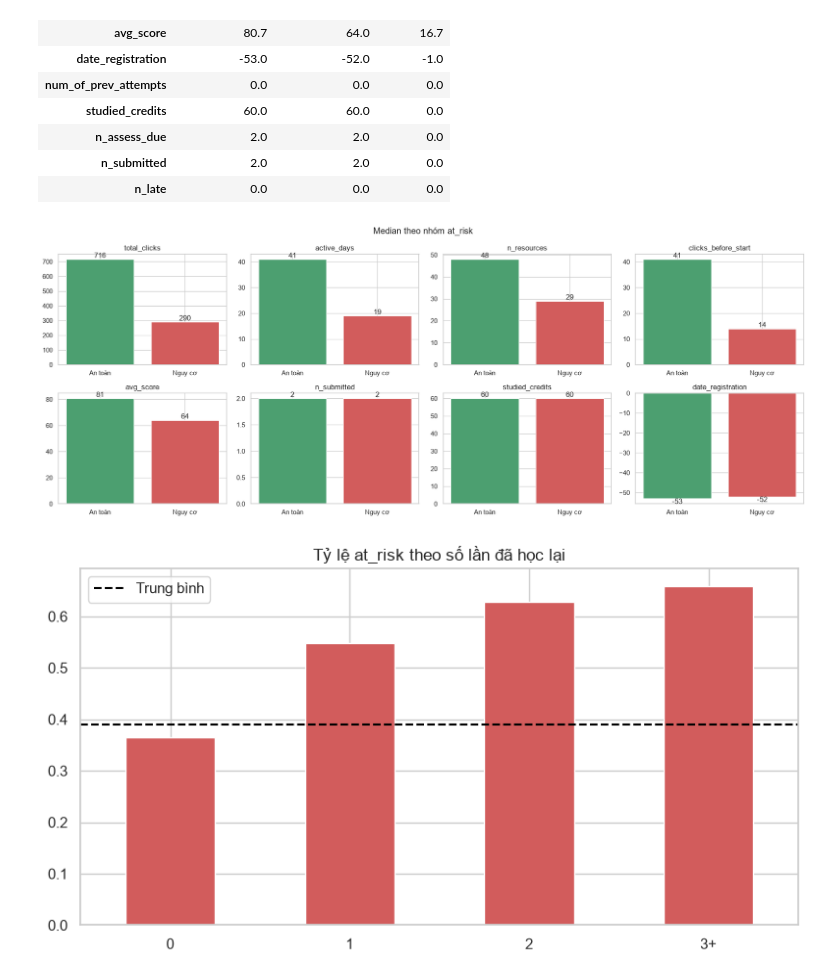
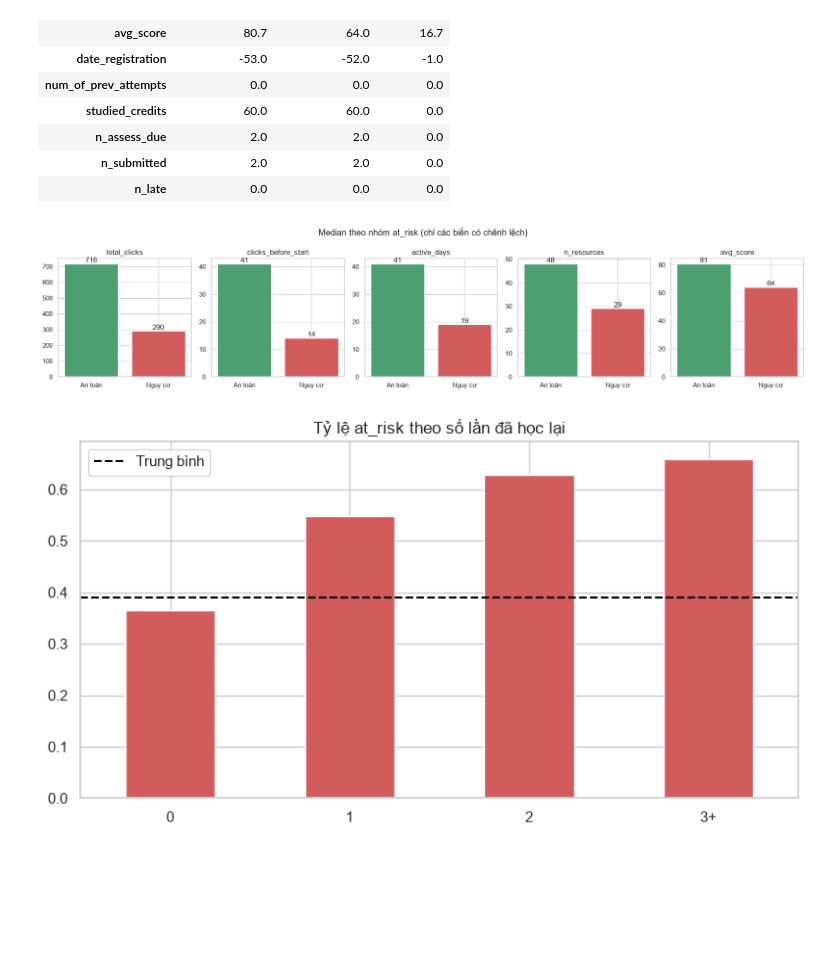
Before and after one commit to NguyenAnh1421/Early-Warning-At-Risk-Students-OULAD, a Jupyter notebook: G6_FINAL.ipynb, the cells around one changed output. Drawn from its saved outputs; the diff is of its cells as text; code cells hidden in the pictures; blank space fills up the shorter version.

Commit message:
Plot only variables with a median gap in section 4.2; ignore local Claude settings
Co-Authored-By: Claude Opus 5.5 <noreply@anthropic.com>

```diff
--- a/G6_FINAL.ipynb
+++ b/G6_FINAL.ipynb
@@ -514,20 +514,23 @@ med.sort_values('chenh_lech', key=abs, ascending=False).round(1)
 | n_submitted | 2.0 | 2.0 | 0.0 |
 | n_late | 0.0 | 0.0 | 0.0 |
 # %%
-# Median của từng biến theo nhóm: 6 biến mạnh nhất + 2 biến yếu để đối chiếu
-show = ['total_clicks', 'active_days', 'n_resources', 'clicks_before_start',
-        'avg_score', 'n_submitted', 'studied_credits', 'date_registration']
-fig, axes = plt.subplots(2, 4, figsize=(18, 7))
-for ax, c in zip(axes.flat, show):
-    m = df.groupby('at_risk')[c].median()
+# Chỉ vẽ các biến có chênh lệch median đáng kể giữa hai nhóm (lấy từ bảng `med` ở trên):
+# |chênh lệch| >= 5% median lớn hơn. Các biến chênh lệch 0 hoặc gần 0 (date_registration: -1 ngày) bị bỏ qua.
+scale = med[['median_an_toan', 'median_nguy_co']].abs().max(axis=1)
+show = med.index[(med['chenh_lech'].abs() >= 0.05 * scale) & (scale > 0)]
+show = med.loc[show, 'chenh_lech'].abs().sort_values(ascending=False).index
+
+fig, axes = plt.subplots(1, len(show), figsize=(3.6 * len(show), 4))
+for ax, c in zip(axes, show):
+    m = med.loc[c, ['median_an_toan', 'median_nguy_co']]
     ax.bar(['An toàn', 'Nguy cơ'], m.values, color=['#4C9F70', '#D25C5C'])
     for i, v in enumerate(m.values):
-        ax.text(i, v, f'{v:.0f}', ha='center', va='bottom' if v >= 0 else 'top')
+        ax.text(i, v, f'{v:.0f}', ha='center', va='bottom')
     ax.set_title(c)
-fig.suptitle('Median theo nhóm at_risk')
+fig.suptitle('Median theo nhóm at_risk (chỉ các biến có chênh lệch)')
 plt.tight_layout(); plt.show()
 # %% [output]
-[figure, old version]
+[figure, new version]
 # %%
 fig, ax = plt.subplots(figsize=(8, 4.5))
 rep = df.groupby(df['num_of_prev_attempts'].clip(upper=3))['at_risk'].mean()
```
Also changed, not shown: 1 other file.
